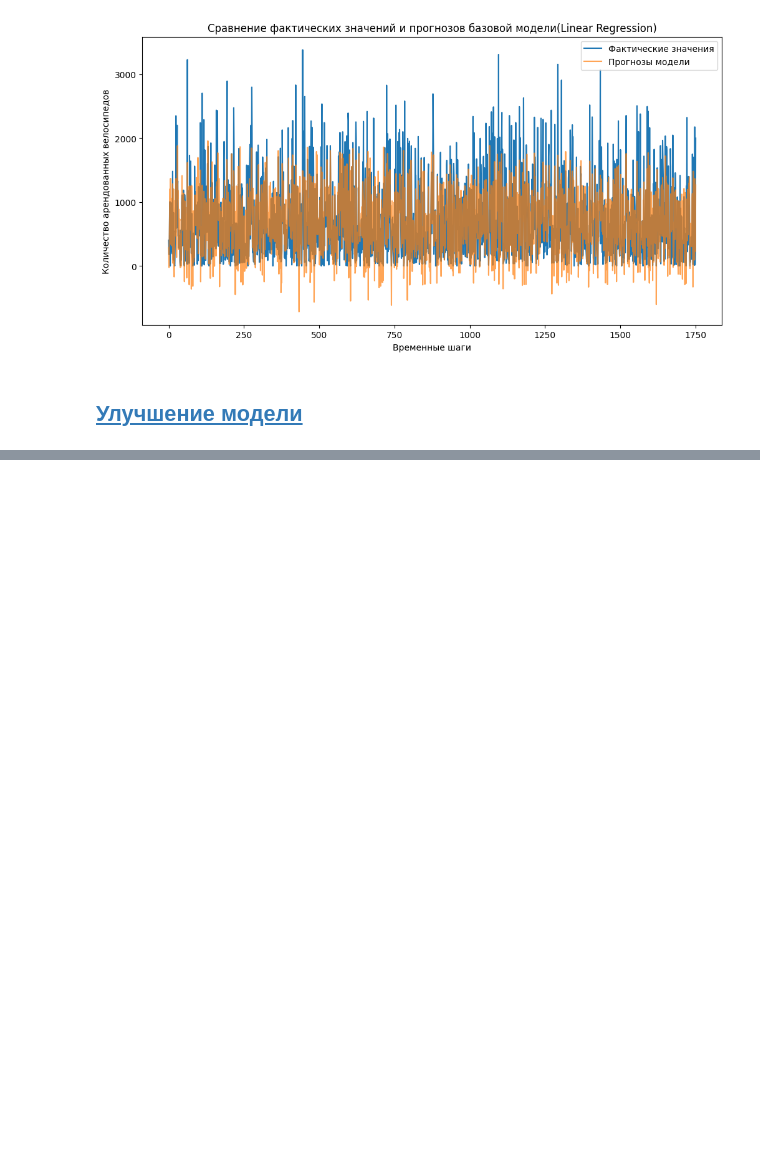
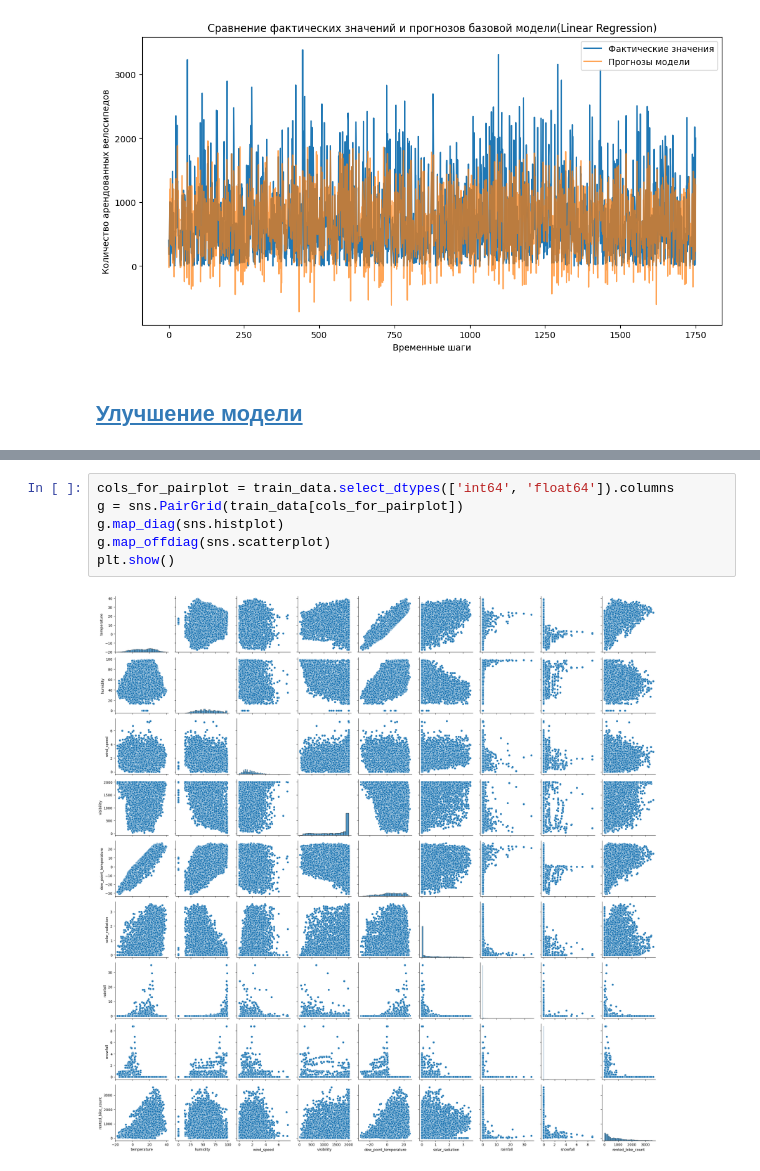
Before and after one commit to MEYakunin/Sprint14_Bike_Rental_Forecast, a Jupyter notebook: BikeSouth_nonlinear_demand_forecast.ipynb, the cells around one changed output, grey strips where cells are left out. Drawn from its saved outputs; the diff is of its cells as text; blank space fills up the shorter version.

```diff
--- a/BikeSouth_nonlinear_demand_forecast.ipynb
+++ b/BikeSouth_nonlinear_demand_forecast.ipynb
@@ -181,0 +443,8 @@ plt.show()
+# %%
+cols_for_pairplot = train_data.select_dtypes(['int64', 'float64']).columns
+g = sns.PairGrid(train_data[cols_for_pairplot])
+g.map_diag(sns.histplot)
+g.map_offdiag(sns.scatterplot)
+plt.show()
+# %% [output]
+[figure, added]
```
Also changed, not shown: parts of 15 cells of this notebook, 1 other file.
